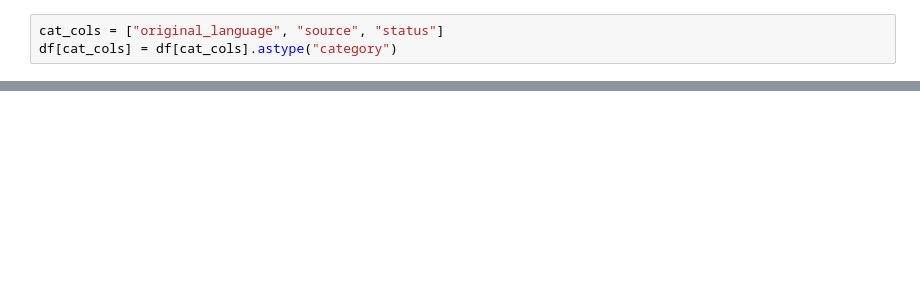
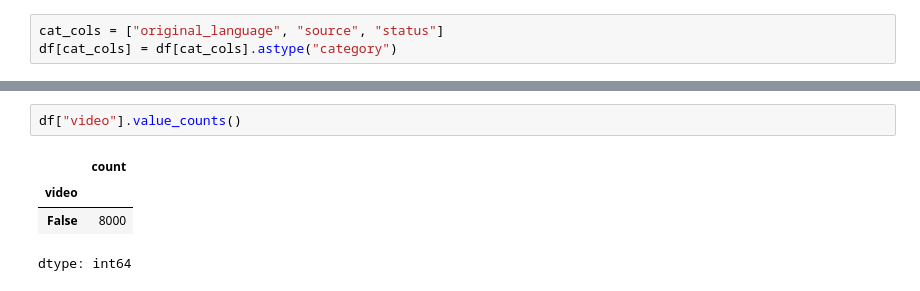
Before and after one commit to juan-gomezj4/ml-movie-recommender, a Jupyter notebook: notebooks/3-analysis/bivariate_data_analysis.ipynb, the cells around one changed output, grey strips where cells are left out. Drawn from its saved outputs; the diff is of its cells as text; blank space fills up the shorter version.

```diff
--- a/notebooks/3-analysis/bivariate_data_analysis.ipynb
+++ b/notebooks/3-analysis/bivariate_data_analysis.ipynb
@@ -22,0 +28,7 @@ df.sample(5)
+# %%
+df["video"].value_counts()
+# %% [output]
+|  | count |
+| video |  |
+| False | 8000 |
+dtype: int64
```
Also changed, not shown: parts of 23 cells of this notebook.
